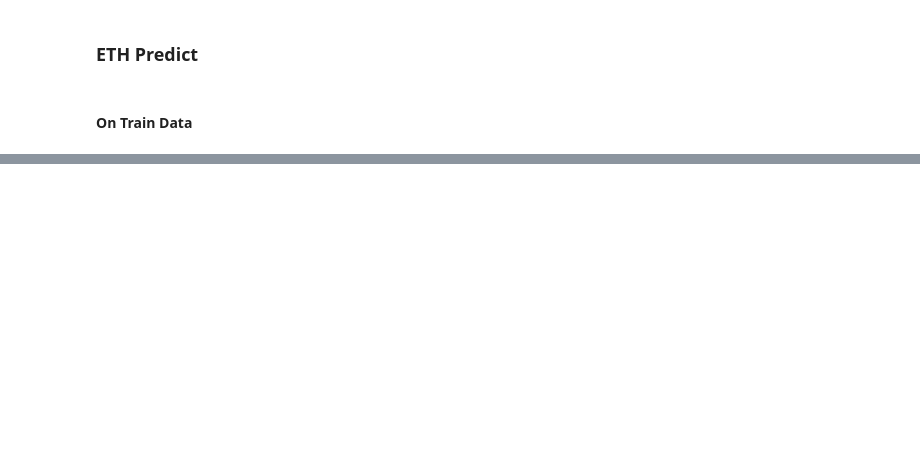
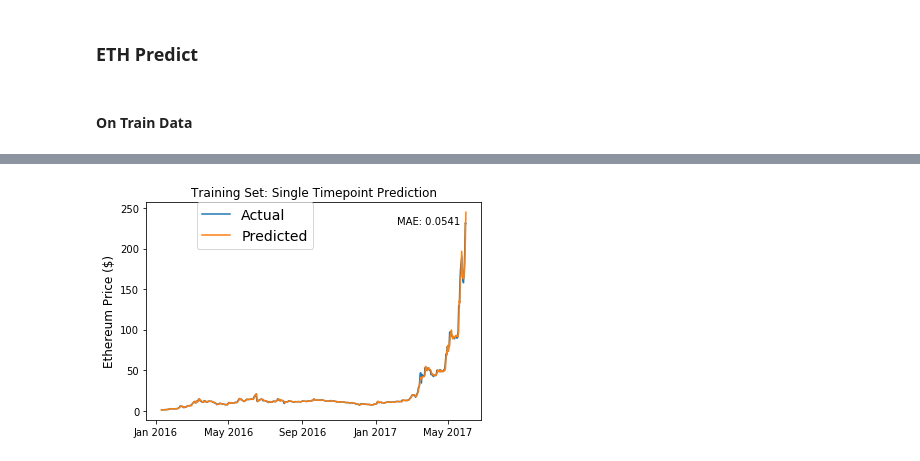
Before and after one commit to habichta/DeepLearning-LSTM, a Jupyter notebook: KerasLSTM.ipynb, the cells around one changed output, grey strips where cells are left out. Cells and saved outputs as stored; diff of their text form; code cells hidden in the pictures; blank space fills up the shorter version.

```diff
--- a/KerasLSTM.ipynb
+++ b/KerasLSTM.ipynb
@@ -266,0 +302,26 @@ eth_close
+# %%
+from mpl_toolkits.axes_grid1.inset_locator import zoomed_inset_axes
+from mpl_toolkits.axes_grid1.inset_locator import mark_inset
+
+fig, ax1 = plt.subplots(1,1)
+ax1.set_xticks([datetime.date(i,j,1) for i in range(2013,2019) for j in [1,5,9]])
+ax1.set_xticklabels([datetime.date(i,j,1).strftime('%b %Y')  for i in range(2013,2019) for j in [1,5,9]])
+
+ax1.plot(model_data[model_data['Date']< split_date]['Date'][window_len:].astype(datetime.datetime),
+         training_set['eth_Close'][window_len:], label='Actual')
+
+ax1.plot(model_data[model_data['Date']< split_date]['Date'][window_len:].astype(datetime.datetime),
+         ((np.transpose(eth_train_predict)+1) * training_set['eth_Close'].values[:-window_len]),
+         label='Predicted')
+
+ax1.set_title('Training Set: Single Timepoint Prediction')
+ax1.set_ylabel('Ethereum Price ($)',fontsize=12)
+ax1.legend(bbox_to_anchor=(0.15, 1), loc=2, borderaxespad=0., prop={'size': 14})
+ax1.annotate('MAE: %.4f'%np.mean(np.abs((np.transpose(eth_train_predict)+1)-\
+            (training_set['eth_Close'].values[window_len:])/(training_set['eth_Close'].values[:-window_len]))),
+             xy=(0.75, 0.9),  xycoords='axes fraction',
+            xytext=(0.75, 0.9), textcoords='axes fraction')
+
+plt.show()
+# %% [output]
+[figure, added]
```
Also changed, not shown: parts of 19 cells of this notebook.
